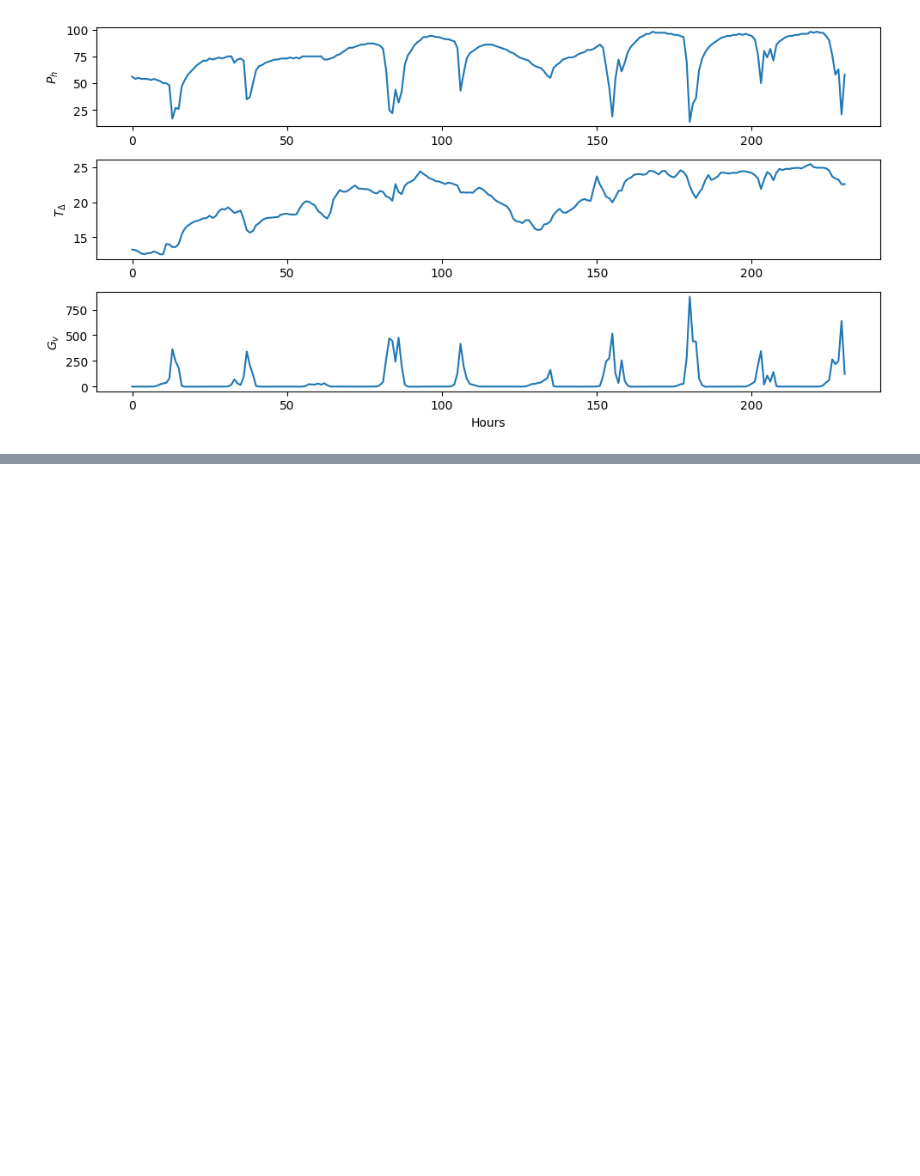
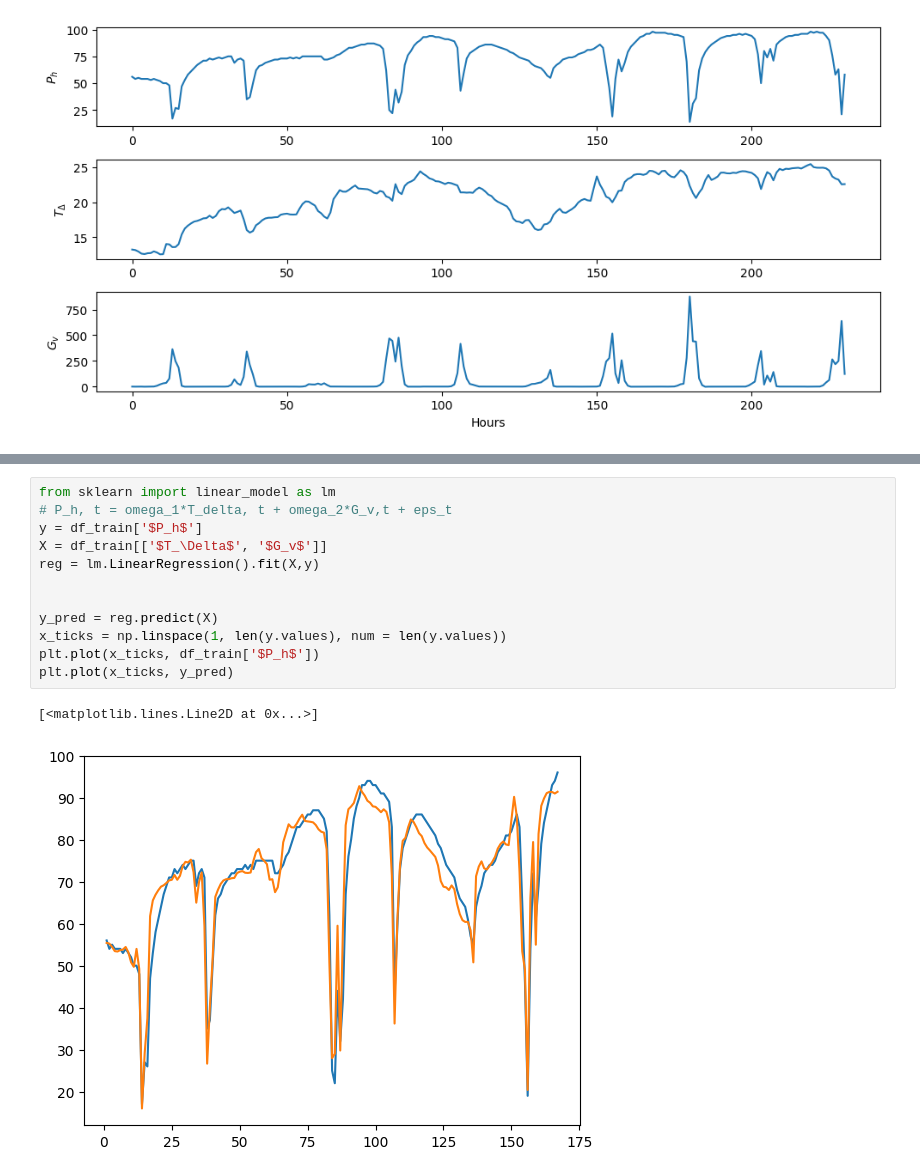
Before and after one commit to luca2618/Timeseries, a Jupyter notebook: assignment3/assignment3_emcken.ipynb, the cells around one changed output, grey strips where cells are left out. Cells and saved outputs as stored; diff of their text form; blank space fills up the shorter version.

```diff
--- a/assignment3/assignment3_emcken.ipynb
+++ b/assignment3/assignment3_emcken.ipynb
@@ -316,0 +394,15 @@ plt.show()
+# %%
+from sklearn import linear_model as lm
+# P_h, t = omega_1*T_delta, t + omega_2*G_v,t + eps_t
+y = df_train['$P_h$']
+X = df_train[['$T_\Delta$', '$G_v$']]
+reg = lm.LinearRegression().fit(X,y)
+
+
+y_pred = reg.predict(X)
+x_ticks = np.linspace(1, len(y.values), num = len(y.values))
+plt.plot(x_ticks, df_train['$P_h$'])
+plt.plot(x_ticks, y_pred)
+# %% [output]
+[<matplotlib.lines.Line2D at 0x...>]
+[figure, added]
```
Also changed, not shown: parts of 14 cells of this notebook.
